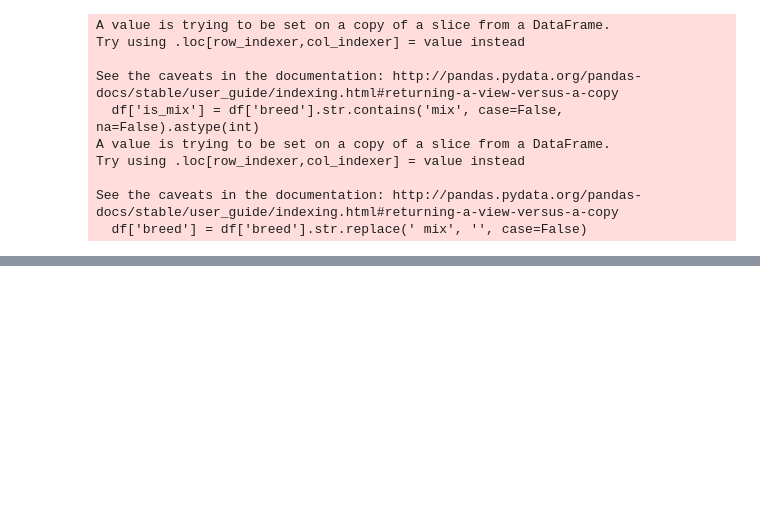
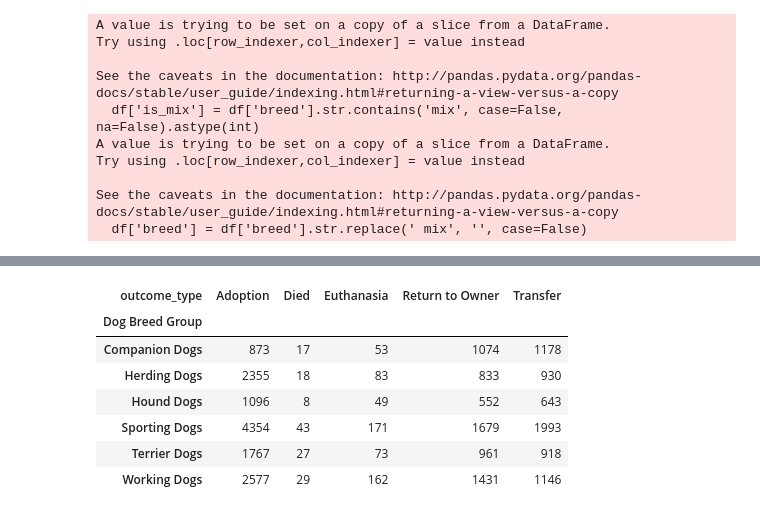
Before and after one commit to nneomaonochie/ml1-animal-data, a Jupyter notebook: exploration.ipynb, the cells around one changed output, grey strips where cells are left out. Saved outputs shown, nothing was run; the diff lists cells and outputs as text; code cells hidden in the pictures; blank space fills up the shorter version.

```diff
--- a/exploration.ipynb
+++ b/exploration.ipynb
@@ -956,3 +965,13 @@ present_breeds.shape[0]
 # %%
 # breeds has not been fixed yet - present breeds is a small sample
-present_breeds
+
+pd.crosstab(present_breeds['Dog Breed Group'], present_breeds['outcome_type'])
+# %% [output]
+| outcome_type | Adoption | Died | Euthanasia | Return to Owner | Transfer |
+| Dog Breed Group |  |  |  |  |  |
+| Companion Dogs | 873 | 17 | 53 | 1074 | 1178 |
+| Herding Dogs | 2355 | 18 | 83 | 833 | 930 |
+| Hound Dogs | 1096 | 8 | 49 | 552 | 643 |
+| Sporting Dogs | 4354 | 43 | 171 | 1679 | 1993 |
+| Terrier Dogs | 1767 | 27 | 73 | 961 | 918 |
+| Working Dogs | 2577 | 29 | 162 | 1431 | 1146 |
```
Also changed, not shown: parts of 1 cell of this notebook.
